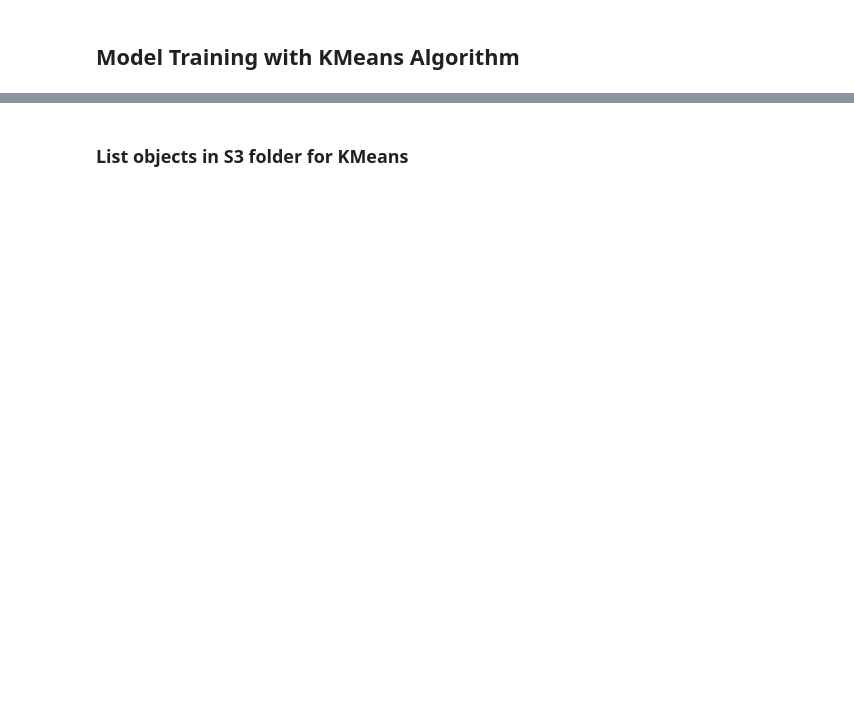
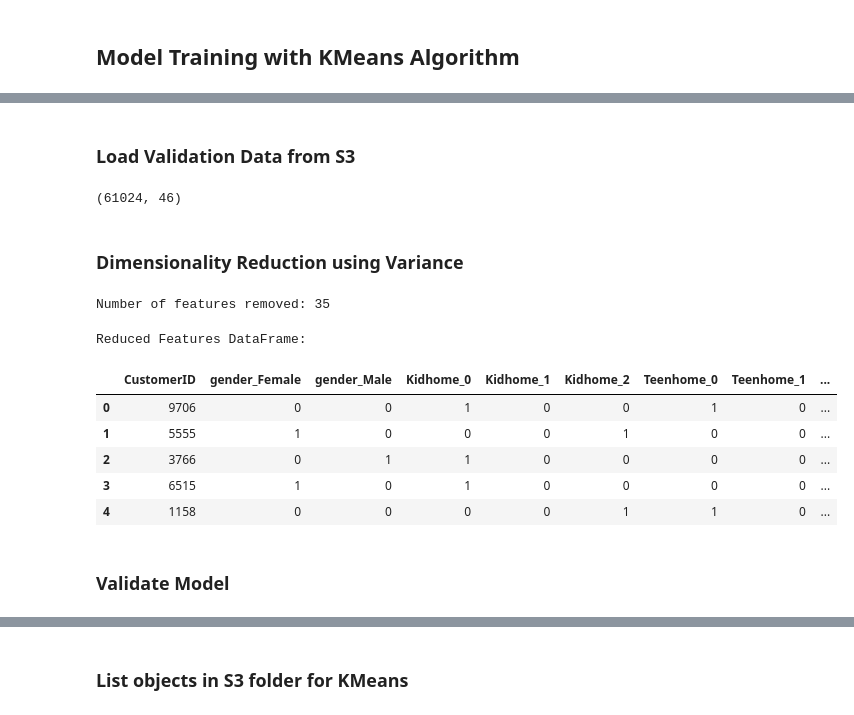
Before and after one commit to taradehdari/ads508-team6-project, a Jupyter notebook: modelTraining/modelTraining.ipynb, the cells around one changed output, grey strips where cells are left out. Drawn from its saved outputs; the diff is of its cells as text; code cells hidden in the pictures; blank space fills up the shorter version.

```diff
--- a/modelTraining/modelTraining.ipynb
+++ b/modelTraining/modelTraining.ipynb
@@ -150,0 +190,44 @@ Model for k=20 already trained.
+# %% [markdown]
+### Load Validation Data from S3
+# %%
+validate_df = pd.read_csv('s3://team6datasets/splitDatasets/validation.csv')
+# %%
+validate_df.shape
+# %% [output]
+(61024, 46)
+# %% [markdown]
+### Dimensionality Reduction using Variance
+# %%
+# Set the variance threshold
+variance_threshold = 0.2
+
+# Create a VarianceThreshold object
+selector = VarianceThreshold(threshold=variance_threshold)
+
+# Fit the selector to the original data (train_df)
+selector.fit(validate_df)
+
+# Get the support mask (boolean array indicating features to keep)
+support = selector.get_support(indices=True)
+
+# Select features based on the support mask
+reduced_features_validate = validate_df.iloc[:, support]  # Using .iloc for clarity
+
+# Now 'reduced_features' is a DataFrame containing features with variance exceeding the threshold
+print(f"Number of features removed: {len(validate_df.columns) - len(reduced_features_validate.columns)}")
+# %% [output]
+Number of features removed: 35
+# %%
+# Show the reduced_features_validate DataFrame
+print("Reduced Features DataFrame:")
+reduced_features_validate.head()
+# %% [output]
+Reduced Features DataFrame:
+|  | CustomerID | gender_Female | gender_Male | Kidhome_0 | Kidhome_1 | Kidhome_2 | Teenhome_0 | Teenhome_1 | ... |
+| 0 | 9706 | 0 | 0 | 1 | 0 | 0 | 1 | 0 | ... |
+| 1 | 5555 | 1 | 0 | 0 | 0 | 1 | 0 | 0 | ... |
+| 2 | 3766 | 0 | 1 | 1 | 0 | 0 | 0 | 0 | ... |
+| 3 | 6515 | 1 | 0 | 1 | 0 | 0 | 0 | 0 | ... |
+| 4 | 1158 | 0 | 0 | 0 | 0 | 1 | 1 | 0 | ... |
+# %% [markdown]
+### Validate Model
```
Also changed, not shown: parts of 21 cells of this notebook, 1 other file.
